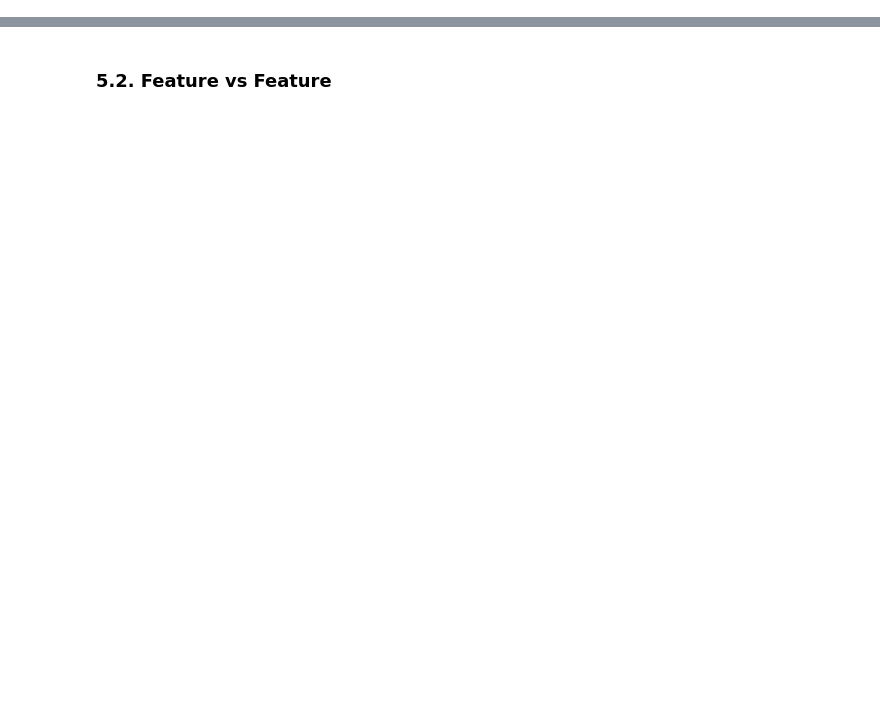
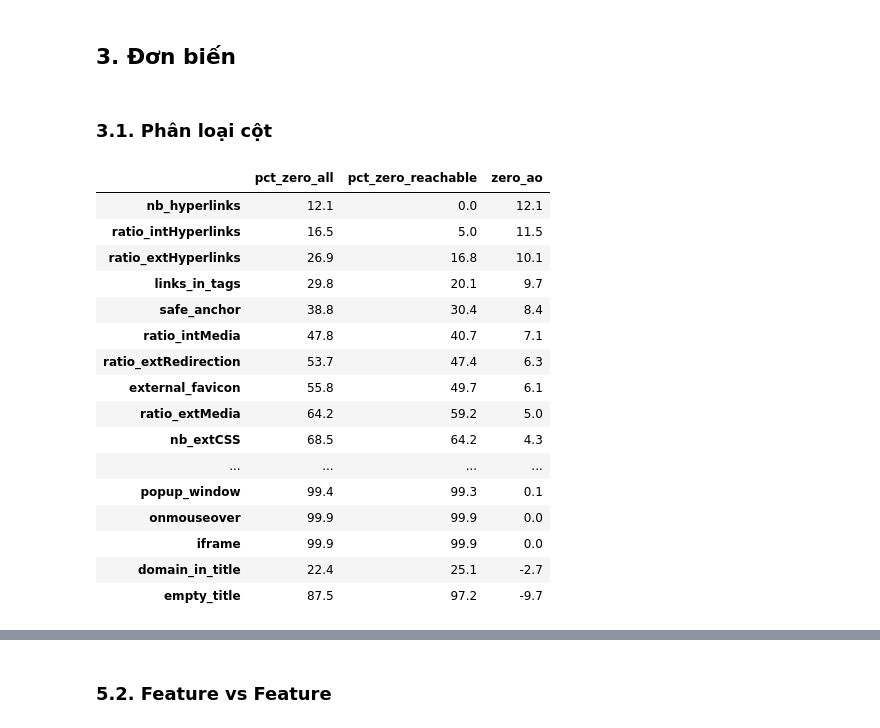
Before and after one commit to xuancuong1019/optimization_algorithm_phishing_detection, a Jupyter notebook: notebooks/01_exploratory_data_analysis.ipynb, the cells around one changed output, grey strips where cells are left out. Drawn from its saved outputs; the diff is of its cells as text; code cells hidden in the pictures; blank space fills up the shorter version.

```diff
--- a/notebooks/01_exploratory_data_analysis.ipynb
+++ b/notebooks/01_exploratory_data_analysis.ipynb
@@ -240,20 +0,0 @@ Cặp có |phi| >= 0.9: Không có
-# %%
-# =====================================
-# SET UP
-# =====================================
-%load_ext autoreload
-%autoreload 2
-import sys; sys.path.append("..")
-import pandas as pd
-from src.eda.bivariate import BivariateAnalyzer
-
-pd.set_option("display.max_columns", None); pd.set_option("display.width", None)
-pd.set_option("display.max_rows", 100)
-
-df = pd.read_csv("../data/raw/dataset_B_05_2020.csv")
-nun = df.select_dtypes("number").nunique()
-cont_cols = nun[nun > 2].index.tolist()
-bin_cols  = nun[nun == 2].index.tolist()
-
-ba = BivariateAnalyzer(df, target="status", cont_cols=cont_cols,
-                       bin_cols=bin_cols, positive="phishing")
@@ -329,0 +103,53 @@ _ = ba.plot_binary_target()
+# %% [markdown]
+## **3. Đơn biến**
+# %% [markdown]
+### 3.1. Phân loại cột
+# %%
+# Mapping 87 cột -> 5 nhóm theo dictionary (đã chạy thử trên file của bạn: khớp đủ 87 cột)
+IU1 = ["ip","https_token","punycode","port","tld_in_path","tld_in_subdomain","abnormal_subdomain",
+       "prefix_suffix","random_domain","shortening_service","path_extension","domain_in_brand",
+       "brand_in_subdomain","brand_in_path","suspecious_tld","statistical_report"]             # 16
+IU2 = ["length_url","length_hostname","nb_dots","nb_hyphens","nb_at","nb_qm","nb_and","nb_or","nb_eq",
+       "nb_underscore","nb_tilde","nb_percent","nb_slash","nb_star","nb_colon","nb_comma","nb_semicolumn",
+       "nb_dollar","nb_space","nb_www","nb_com","http_in_path","nb_dslash","ratio_digits_url",
+       "ratio_digits_host","nb_subdomains","nb_redirection","nb_external_redirection","length_words_raw",
+       "char_repeat","shortest_words_raw","shortest_word_host","shortest_word_path","longest_words_raw",
+       "longest_word_host","longest_word_path","avg_words_raw","avg_word_host","avg_word_path","phish_hints"]  # 40
+IC1 = ["nb_hyperlinks","ratio_intHyperlinks","ratio_extHyperlinks","ratio_nullHyperlinks","nb_extCSS",
+       "ratio_intRedirection","ratio_extRedirection","ratio_intErrors","ratio_extErrors",
+       "external_favicon","links_in_tags","ratio_intMedia","ratio_extMedia"]                   # 13
+IC2 = ["login_form","submit_email","sfh","iframe","popup_window","safe_anchor","onmouseover",
+       "right_clic","empty_title","domain_in_title","domain_with_copyright"]                   # 11
+E   = ["whois_registered_domain","domain_registration_length","domain_age","web_traffic",
+       "dns_record","google_index","page_rank"]                                                # 7
+
+FEATURE_CLASS = {c: k for k, v in dict(IU1=IU1, IU2=IU2, IC1=IC1, IC2=IC2, E=E).items() for c in v}
+feat = [c for c in df.columns if c not in ("url", "status", "target")]
+assert set(feat) == set(FEATURE_CLASS) and len(feat) == 87
+
+# Cờ trang không tải được + so sánh %zero của cột HTML
+df["page_unreachable"] = (df.nb_hyperlinks == 0).astype(int)
+ic = [c for c in IC1 + IC2 if df[c].nunique() > 1]
+reach = df.page_unreachable == 0
+cmp = pd.DataFrame({"pct_zero_all": (df[ic] == 0).mean() * 100,
+                    "pct_zero_reachable": (df.loc[reach, ic] == 0).mean() * 100}).round(1)
+cmp["zero_ao"] = cmp.pct_zero_all - cmp.pct_zero_reachable   # phần "0 giả" do trang chết
+display(cmp.sort_values("zero_ao", ascending=False))
+# %% [output]
+|  | pct_zero_all | pct_zero_reachable | zero_ao |
+| nb_hyperlinks | 12.1 | 0.0 | 12.1 |
+| ratio_intHyperlinks | 16.5 | 5.0 | 11.5 |
+| ratio_extHyperlinks | 26.9 | 16.8 | 10.1 |
+| links_in_tags | 29.8 | 20.1 | 9.7 |
+| safe_anchor | 38.8 | 30.4 | 8.4 |
+| ratio_intMedia | 47.8 | 40.7 | 7.1 |
+| ratio_extRedirection | 53.7 | 47.4 | 6.3 |
+| external_favicon | 55.8 | 49.7 | 6.1 |
+| ratio_extMedia | 64.2 | 59.2 | 5.0 |
+| nb_extCSS | 68.5 | 64.2 | 4.3 |
+| ... | ... | ... | ... |
+| popup_window | 99.4 | 99.3 | 0.1 |
+| onmouseover | 99.9 | 99.9 | 0.0 |
+| iframe | 99.9 | 99.9 | 0.0 |
+| domain_in_title | 22.4 | 25.1 | -2.7 |
+| empty_title | 87.5 | 97.2 | -9.7 |
```
Also changed, not shown: parts of 45 cells of this notebook.
